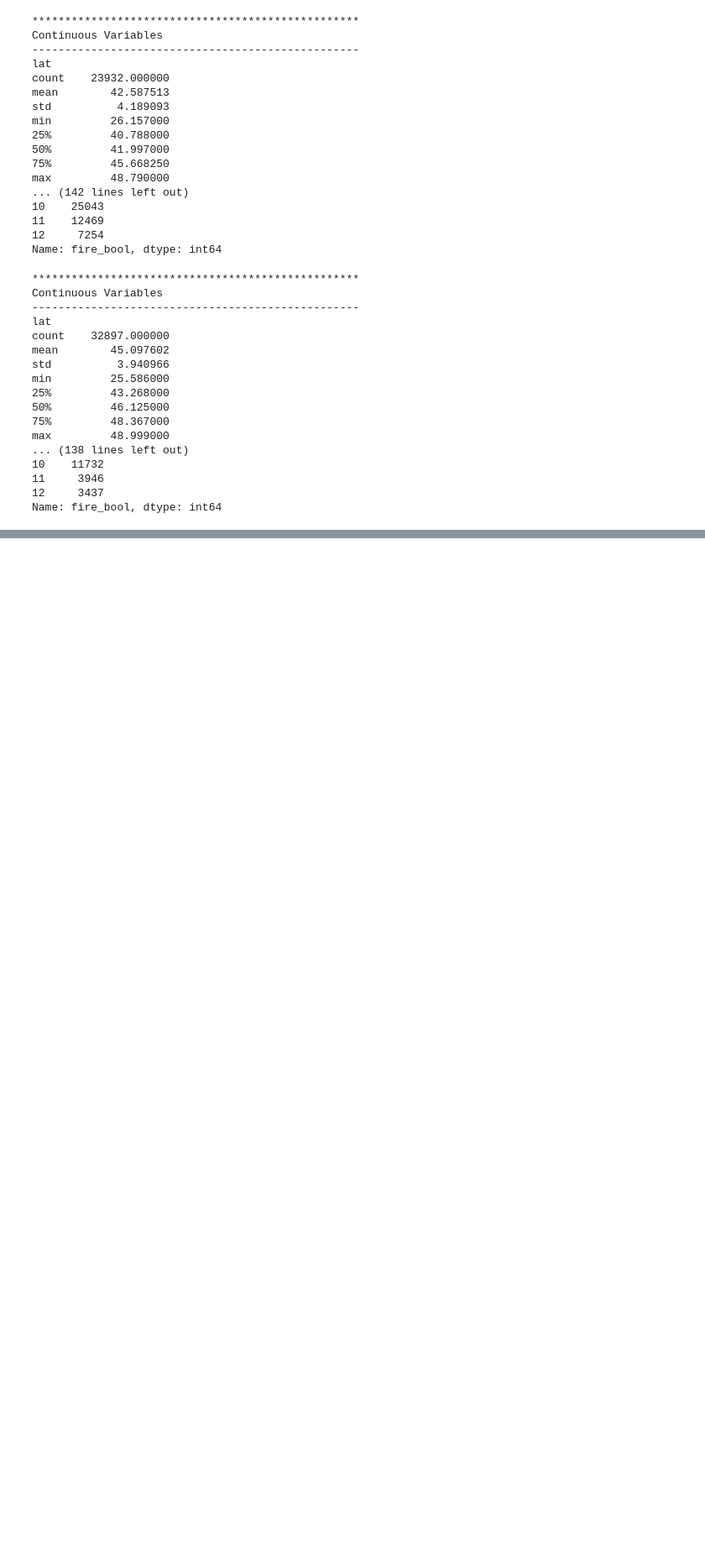
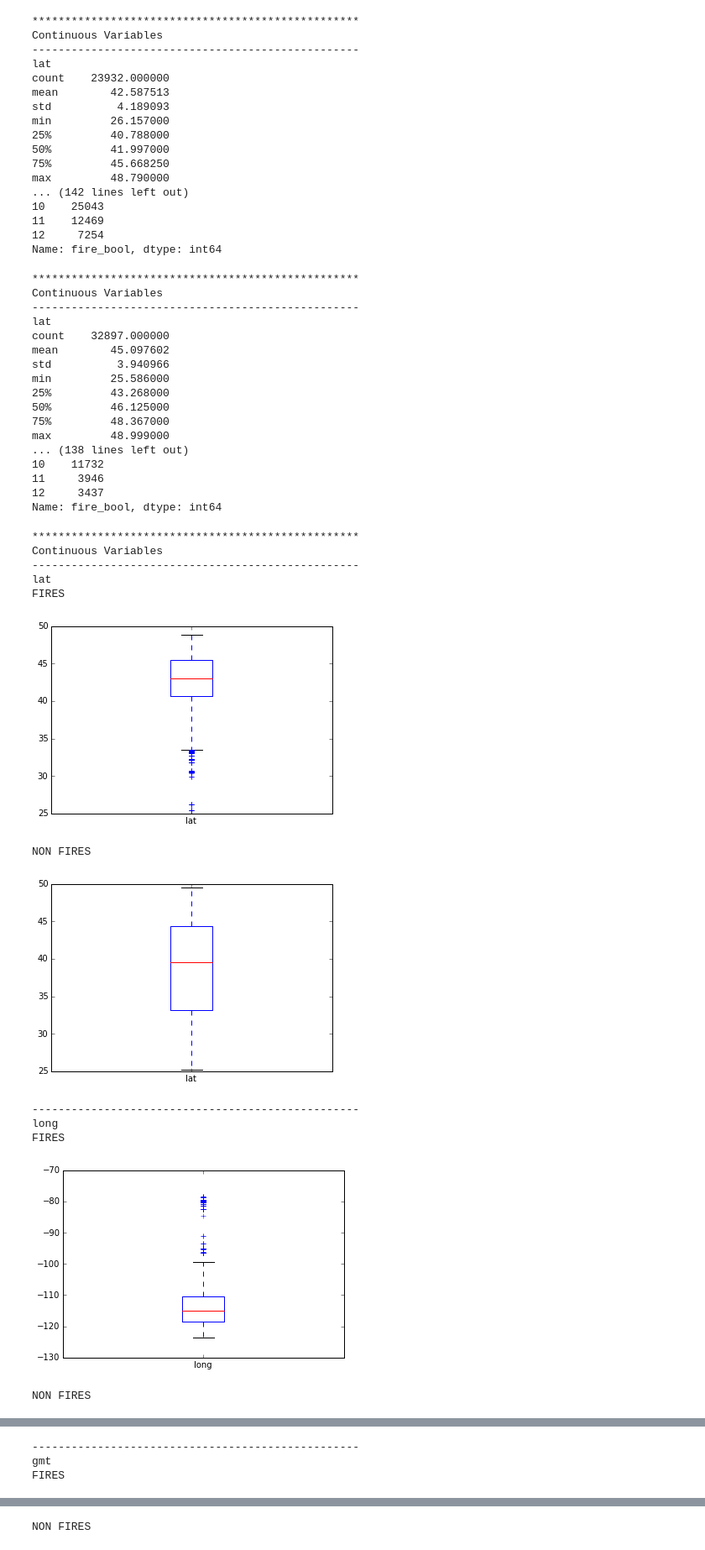
Before and after one commit to sallamander/forest-fires, a Jupyter notebook: code/eda-viz/eda_detected_fires_csvs.ipynb, the cells around one changed output, grey strips where cells are left out. Shown at 84% size. Saved outputs shown, nothing was run; the diff lists cells and outputs as text; code cells hidden in the pictures; blank space fills up the shorter version.

Commit message:
Add plots for eda on detected fires

```diff
--- a/code/eda-viz/eda_detected_fires_csvs.ipynb
+++ b/code/eda-viz/eda_detected_fires_csvs.ipynb
@@ -204,0 +251,16 @@ Name: fire_bool, dtype: int64
+# %%
+plotting_func(2012)
+# %% [output]
+**************************************************
+Continuous Variables
+--------------------------------------------------
+lat
+FIRES
+[figure, added]
+NON FIRES
+[figure, added]
+--------------------------------------------------
+long
+FIRES
+[figure, added]
+NON FIRES
@@ -204,0 +268,3 @@ Name: fire_bool, dtype: int64
+--------------------------------------------------
+gmt
+FIRES
@@ -204,0 +272 @@ Name: fire_bool, dtype: int64
+NON FIRES
```
Also changed, not shown: parts of 6 cells of this notebook.
